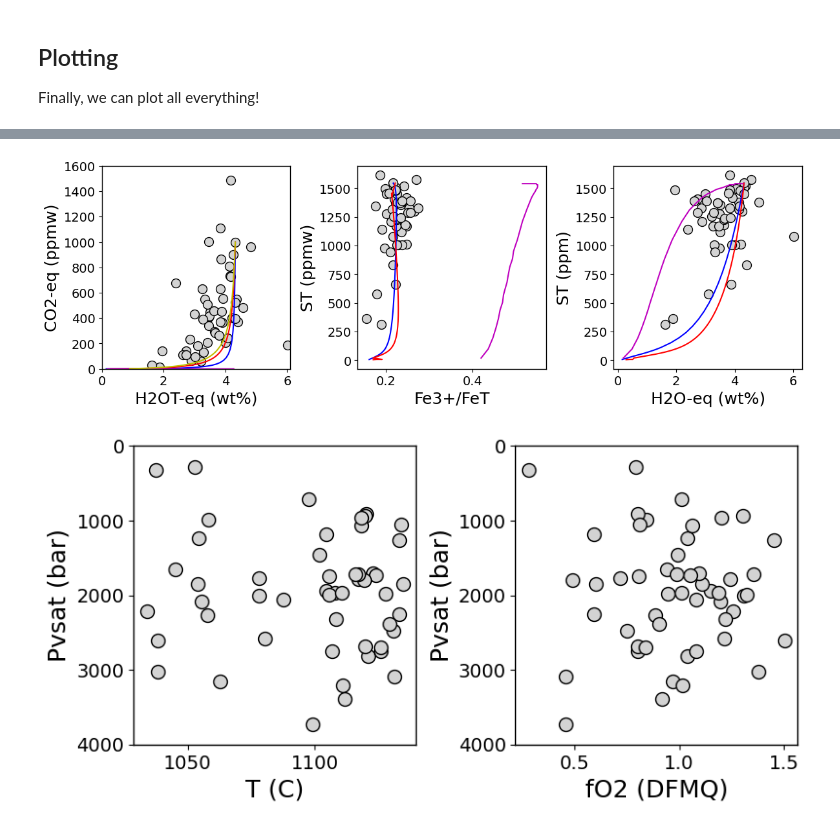
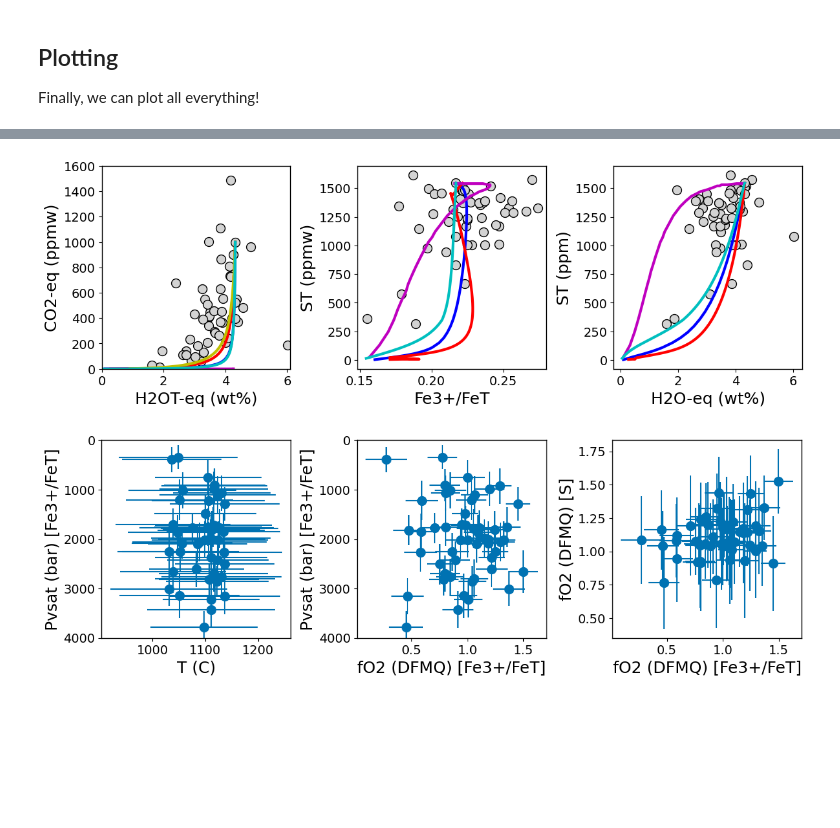
Before and after one commit to kaylai/VolFe-featurebranch, a Jupyter notebook: docs/Examples/5a marianas.ipynb, the cells around one changed output, grey strips where cells are left out. Cells and saved outputs as stored; diff of their text form; code cells hidden in the pictures; blank space fills up the shorter version.

Commit message:
update to include errors

```diff
--- a/docs/Examples/5a marianas.ipynb
+++ b/docs/Examples/5a marianas.ipynb
@@ -92,3 +84,17 @@ fO2fromS_stats = {"fO2_mean":np.mean(fO2fromS_error["DFMQ-sulfide"]),"fO2_sd":np
+# %%
+# run calculation
+#pvsat_all_errors = vf.calc_comp_error_function(my_analyses,iterations=100,function='calc_Pvsat')
+# save results
+#pvsat_all_errors.to_csv('../files/marianas_pvsat_all_errors.csv', index=False, header=True)
+# load result
+pvsat_all_errors = pd.read_csv("../files/marianas_pvsat_all_errors.csv")
+# %%
+# run calculation
+#S2fO2_all_errors = vf.calc_comp_error_function(my_analyses,iterations=100,function='calc_melt_S_oxybarometer')
+# save results
+#S2fO2_all_errors.to_csv('../files/marianas_S2fO2_all_errors.csv', index=False, header=True)
+# load result
+S2fO2_all_errors = pd.read_csv("../files/marianas_S2fO2_all_errors.csv")
 # %% [markdown]
 ## Calculate isobars
 
@@ -272,11 +306,11 @@ fig, (ax1,ax2,ax3) = plt.subplots(1, 3, figsize=(12,4))
 
 # H2O-CO2
 ax1.plot(my_analyses['H2O'], my_analyses['CO2ppm'], 'ok', mfc='lightgrey')
-ax1.plot(degassing_closed_1['H2OT-eq_wtpc'], degassing_closed_1['CO2T-eq_ppmw'], '-b')
-ax1.plot(sulfur_X['wH2O_melt'], sulfur_X['wCO2_melt'], '-r')
-ax1.plot(chosetto['wm_H2O']*100., chosetto['wm_CO2']*100000., '-m')
-ax1.plot(vesical_volatilecalc['H2O_liq'], vesical_volatilecalc['CO2_liq']*10000., '-y')
-#ax1.plot(evo['H2OT-eq_wtpc'], evo['CO2T-eq_ppmw'], '-c')
+ax1.plot(degassing_closed_1['H2OT-eq_wtpc'], degassing_closed_1['CO2T-eq_ppmw'], '-b', linewidth=3.)
+ax1.plot(sulfur_X['wH2O_melt'], sulfur_X['wCO2_melt'], '-r', linewidth=3.)
+ax1.plot(chosetto['wm_H2O']*100., chosetto['wm_CO2']*100000., '-m', linewidth=3.)
+ax1.plot(vesical_volatilecalc['H2O_liq'], vesical_volatilecalc['CO2_liq']*10000., '-y', linewidth=3.)
+ax1.plot(evo['H2O_melt'], evo['CO2_melt']*10000., '-c', linewidth=3.)
 ax1.set_xlabel('H2OT-eq (wt%)')
 ax1.set_ylabel('CO2-eq (ppmw)')
 ax1.set_ylim([0,1600])
@@ -284,40 +318,48 @@ ax1.set_xlim([0,6.1])
 
 # Fe3+/FeT-ST
 ax2.plot(my_analyses['Fe3FeT'], my_analyses['STppm'], 'ok', mfc='lightgrey')
-ax2.plot(degassing_closed_1['Fe3+/FeT'], degassing_closed_1['ST_ppmw'], '-b')
-ax2.plot(sulfur_X['ferric_ratio'], sulfur_X['wS_melt'], '-r')
-ax2.plot(chosetto_Fe3_FeT, chosetto['wm_S']*1000000., '-m')
-#ax2.plot(evo['Fe3+/FeT'], evo['ST_ppmw'], '-c')
+ax2.plot(degassing_closed_1['Fe3+/FeT'], degassing_closed_1['ST_ppmw'], '-b', linewidth=3.)
+ax2.plot(sulfur_X['ferric_ratio'], sulfur_X['wS_melt'], '-r', linewidth=3.)
+ax2.plot(chosetto_Fe3_FeT, chosetto['wm_S']*1000000., '-m', linewidth=3.)
+ax2.plot(evo['Fe3FeT'], evo['Stot_melt']*10000., '-c', linewidth=3.)
 ax2.set_xlabel('Fe3+/FeT')
 ax2.set_ylabel('ST (ppmw)')
 
 
 # H2O-ST
 ax3.plot(my_analyses['H2O'], my_analyses['STppm'], 'ok', mfc='lightgrey')
-ax3.plot(degassing_closed_1['H2OT-eq_wtpc'], degassing_closed_1['ST_ppmw'], '-b')
-ax3.plot(sulfur_X['wH2O_melt'], sulfur_X['wS_melt'], '-r')
-ax3.plot(chosetto['wm_H2O']*100., chosetto['wm_S']*1000000., '-m')
-#ax3.plot(evo['H2OT-eq_wtpc'], evo['ST_ppmw'], '-c')
+ax3.plot(degassing_closed_1['H2OT-eq_wtpc'], degassing_closed_1['ST_ppmw'], '-b', linewidth=3.)
+ax3.plot(sulfur_X['wH2O_melt'], sulfur_X['wS_melt'], '-r', linewidth=3.)
+ax3.plot(chosetto['wm_H2O']*100., chosetto['wm_S']*1000000., '-m', linewidth=3.)
+ax3.plot(evo['H2O_melt'], evo['Stot_melt']*10000., '-c', linewidth=3.)
 ax3.set_xlabel('H2O-eq (wt%)')
 ax3.set_ylabel('ST (ppm)')
 fig.tight_layout(pad=1.0)
 # %% [output]
-[figure, old version]
+[figure, new version]
 # %%
-fig, (ax1,ax2) = plt.subplots(1, 2, figsize=(8,4))
+fig, (ax1,ax2,ax3) = plt.subplots(1, 3, figsize=(12,4))
 
 # P-T
-ax1.plot(pvsat['T_C'], pvsat['P_bar'],'ok', mfc='lightgrey')
-ax1.set_ylabel('Pvsat (bar)')
+ax1.errorbar(pvsat_all_errors['T_C'], y=pvsat_all_errors['P_bar'],
+             xerr=(2.*pvsat_all_errors['T_C_sd']), yerr=(2*pvsat_all_errors["P_bar_sd"]), fmt='o', zorder=0)
+ax1.set_ylabel('Pvsat (bar) [Fe3+/FeT]')
 ax1.set_xlabel('T (C)')
 ax1.set_ylim([4000,0])
 
 # P-fO2[Fe3+/FeT]
-ax2.plot(pvsat['fO2_DFMQ'], pvsat['P_bar'],'ok', mfc='lightgrey')
-ax2.set_ylabel('Pvsat (bar)')
-ax2.set_xlabel('fO2 (DFMQ)')
+ax2.errorbar(pvsat_all_errors['fO2_DFMQ'], y=pvsat_all_errors['P_bar'],
+             xerr=(2.*pvsat_all_errors['fO2_DFMQ_sd']), yerr=(2*pvsat_all_errors["P_bar_sd"]), fmt='o', zorder=0)
+ax2.set_ylabel('Pvsat (bar) [Fe3+/FeT]')
+ax2.set_xlabel('fO2 (DFMQ) [Fe3+/FeT]')
 ax2.set_ylim([4000,0])
 
+# fO2[S]-fO2[Fe3+/FeT]
+ax3.errorbar(pvsat_all_errors['fO2_DFMQ'], y=S2fO2_all_errors['fO2_DFMQ_sulf'],
+             xerr=(2.*pvsat_all_errors['fO2_DFMQ_sd']), yerr=(2*S2fO2_all_errors['fO2_DFMQ_sulf_sd']), fmt='o', zorder=0)
+ax3.set_ylabel('fO2 (DFMQ) [S]')
+ax3.set_xlabel('fO2 (DFMQ) [Fe3+/FeT]')
+
 fig.tight_layout(pad=1.0)
 # %% [output]
-[figure, old version]
+[figure, new version]
```
Also changed, not shown: parts of 40 cells of this notebook.
